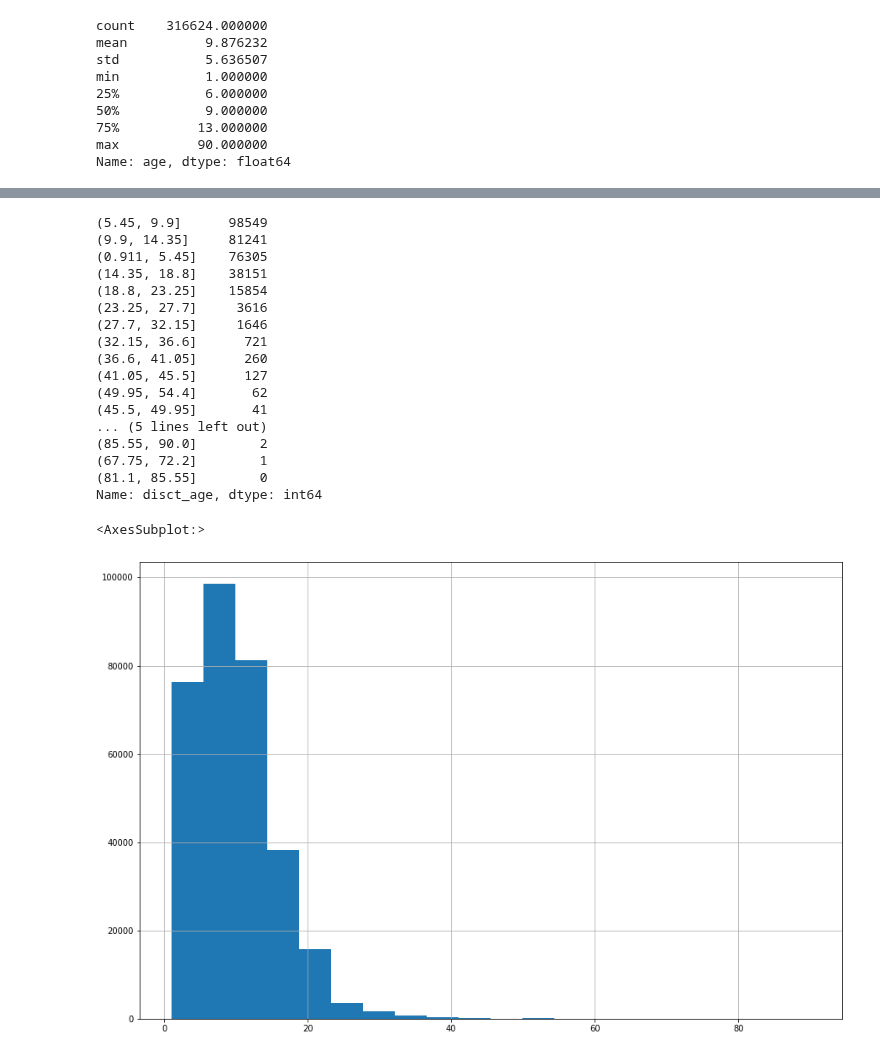
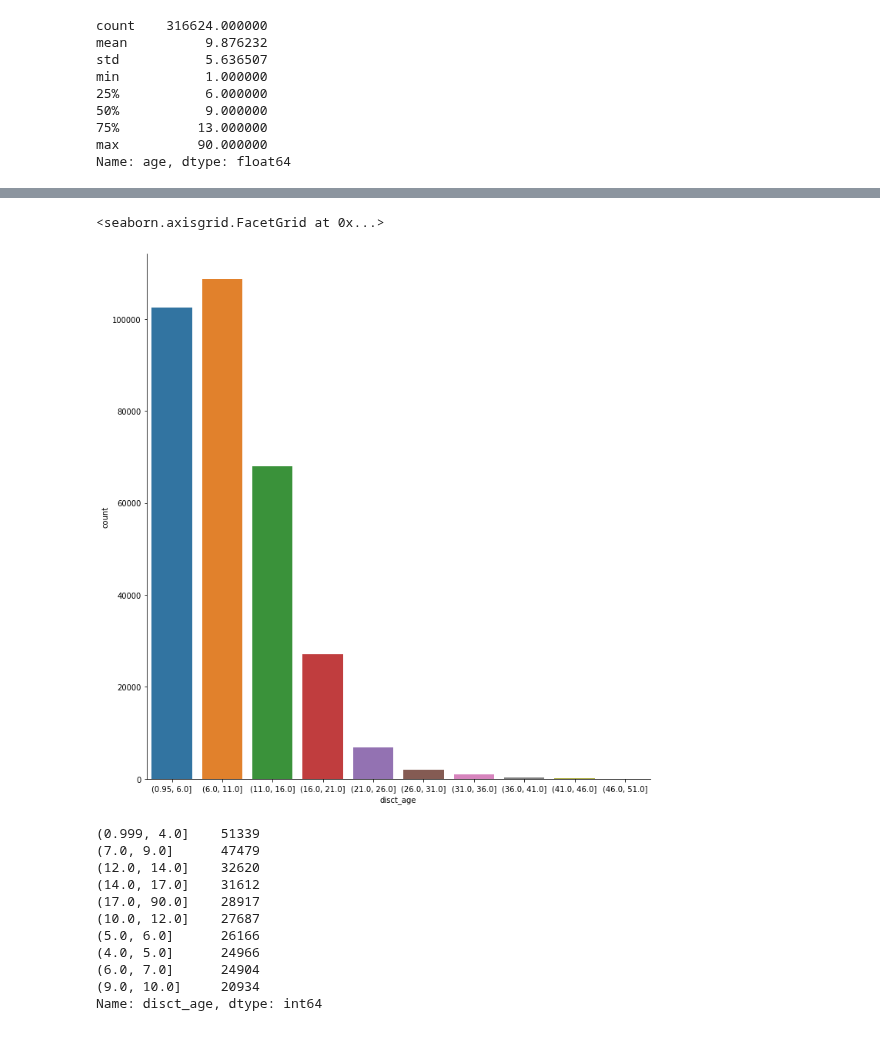
Before and after one commit to mbs8/IF679-ciencia-de-dados, a Jupyter notebook: notebooks/2-pre_processing.ipynb, the cells around one changed output, grey strips where cells are left out. Drawn from its saved outputs; the diff is of its cells as text; code cells hidden in the pictures.

```diff
--- a/notebooks/2-pre_processing.ipynb
+++ b/notebooks/2-pre_processing.ipynb
@@ -887,3 +891,8 @@ min           1.000000
 75%          13.000000
 max          90.000000
 Name: age, dtype: float64
+# %%
+# discretizando os anos de uso em intervalos, limitando ate 51 anos para melhor visualizar.
+# São poucas amostras acima de 51 anos.
+df['disct_age'] = pd.cut(df[df['age'] <= 51]['age'], 10)
+df['disct_age'].value_counts()
@@ -890,27 +911,22 @@ Name: age, dtype: float64
+# %%
+# Podemos notar que a maioria dos carros anunciados possuem entre 1 a 10 anos de uso
+sns.catplot(x="disct_age", kind="count", data=df, height=10)
+# %% [output]
+<seaborn.axisgrid.FacetGrid at 0x...>
+[figure, added]
 # %%
-df['disct_age'] = pd.cut(df['age'], 20)
+# Podemos também discretizar de acordo com a frenquencia das amostras
+df['disct_age'] = pd.qcut(df['age'],10)
 df['disct_age'].value_counts()
 # %% [output]
-(5.45, 9.9]      98549
-(9.9, 14.35]     81241
-(0.911, 5.45]    76305
-(14.35, 18.8]    38151
-(18.8, 23.25]    15854
-(23.25, 27.7]     3616
-(27.7, 32.15]     1646
-(32.15, 36.6]      721
-(36.6, 41.05]      260
-(41.05, 45.5]      127
-(49.95, 54.4]       62
-(45.5, 49.95]       41
-... (5 lines left out)
-(85.55, 90.0]        2
-(67.75, 72.2]        1
-(81.1, 85.55]        0
+(0.999, 4.0]    51339
+(7.0, 9.0]      47479
+(12.0, 14.0]    32620
+(14.0, 17.0]    31612
+(17.0, 90.0]    28917
+(10.0, 12.0]    27687
+(5.0, 6.0]      26166
+(4.0, 5.0]      24966
+(6.0, 7.0]      24904
+(9.0, 10.0]     20934
 Name: disct_age, dtype: int64
-# %%
-
-df['age'].hist(bins=20, figsize=(15,10))
-# %% [output]
-<AxesSubplot:>
-[figure, removed]
```
Also changed, not shown: parts of 15 cells of this notebook.
